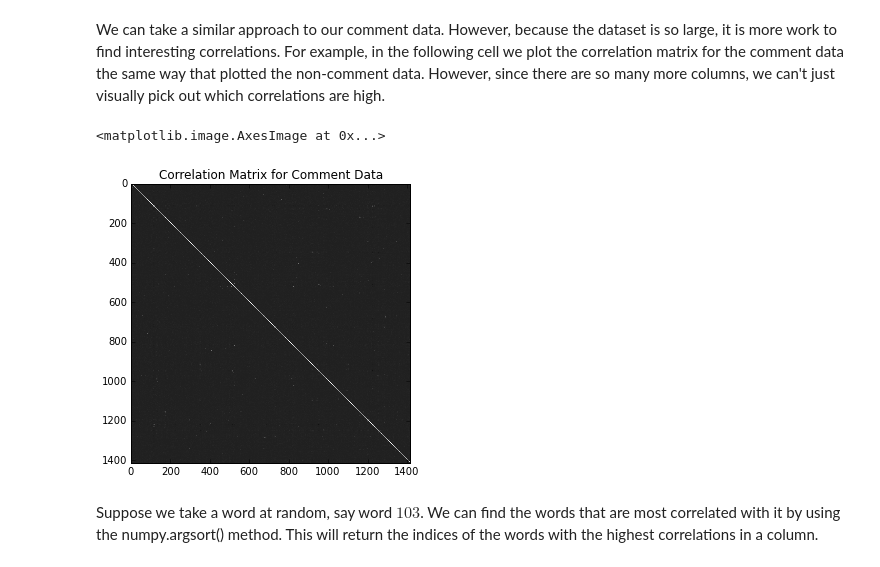
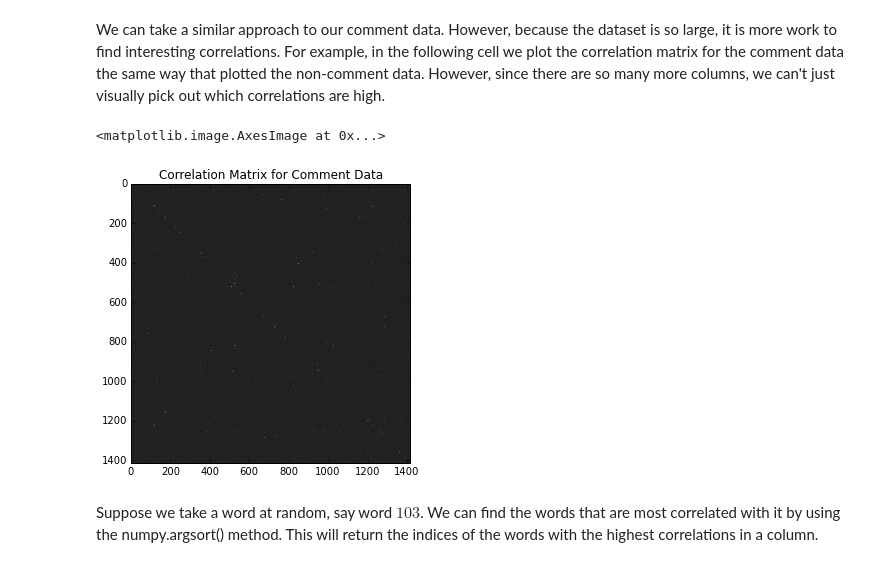
Before and after one commit to jonathancstroud/rmp, a Jupyter notebook: tutorials/2015_12_03_Pandas/rate_my_prof_vis.ipynb, the cells around one changed output. Saved outputs shown, nothing was run; the diff lists cells and outputs as text; code cells hidden in the pictures.

```diff
--- a/tutorials/2015_12_03_Pandas/rate_my_prof_vis.ipynb
+++ b/tutorials/2015_12_03_Pandas/rate_my_prof_vis.ipynb
@@ -88,7 +88,7 @@ with open(stop_words, 'r') as f:
     words = f.read()
     words = words.split('\n')[:-1]
 # Now, use pandas to import the comment data
-train_data_comments = pd.read_csv("./data/newtrain.csv", nrows=nrows, usecols=['id', 'comments'])
+train_data_comments = pd.read_csv("../../data/newtrain.csv", nrows=nrows, usecols=['id', 'comments'])
 
 # Create a CountVectorizer object and use the fit_transform method to learn the document-term matrix.
 count_vec = CountVectorizer(min_df=120, ngram_range=(1,2), stop_words=words)
@@ -235,15 +235,16 @@ Take some time to experiment with other features.  You can copy the previous cel
 We can take a similar approach to our comment data.  However, because the dataset is so large, it is more work to find interesting correlations.  For example, in the following cell we plot the correlation matrix for the comment data the same way that plotted the non-comment data.  However, since there are so many more columns, we can't just visually pick out which correlations are high.
 # %%
 comment_corr_matrix = np.corrcoef(experiment_df.drop(['id'], axis=1), rowvar=0)
+np.fill_diagonal(comment_corr_matrix, 0)
 
 fig = plt.figure()
 fig.set_size_inches(16, 5)
 ax = fig.add_subplot(111)
 ax.set_title("Correlation Matrix for Comment Data")
 ax.imshow(comment_corr_matrix, cmap='gray')
 # %% [output]
 <matplotlib.image.AxesImage at 0x...>
-[figure, old version]
+[figure, new version]
 # %% [markdown]
 Suppose we take a word at random, say word $103$. We can find the words that are most correlated with it by using the numpy.argsort() method.  This will return the indices of the words with the highest correlations in a column.
 # %% [markdown]
```
Also changed, not shown: parts of 6 cells of this notebook.
